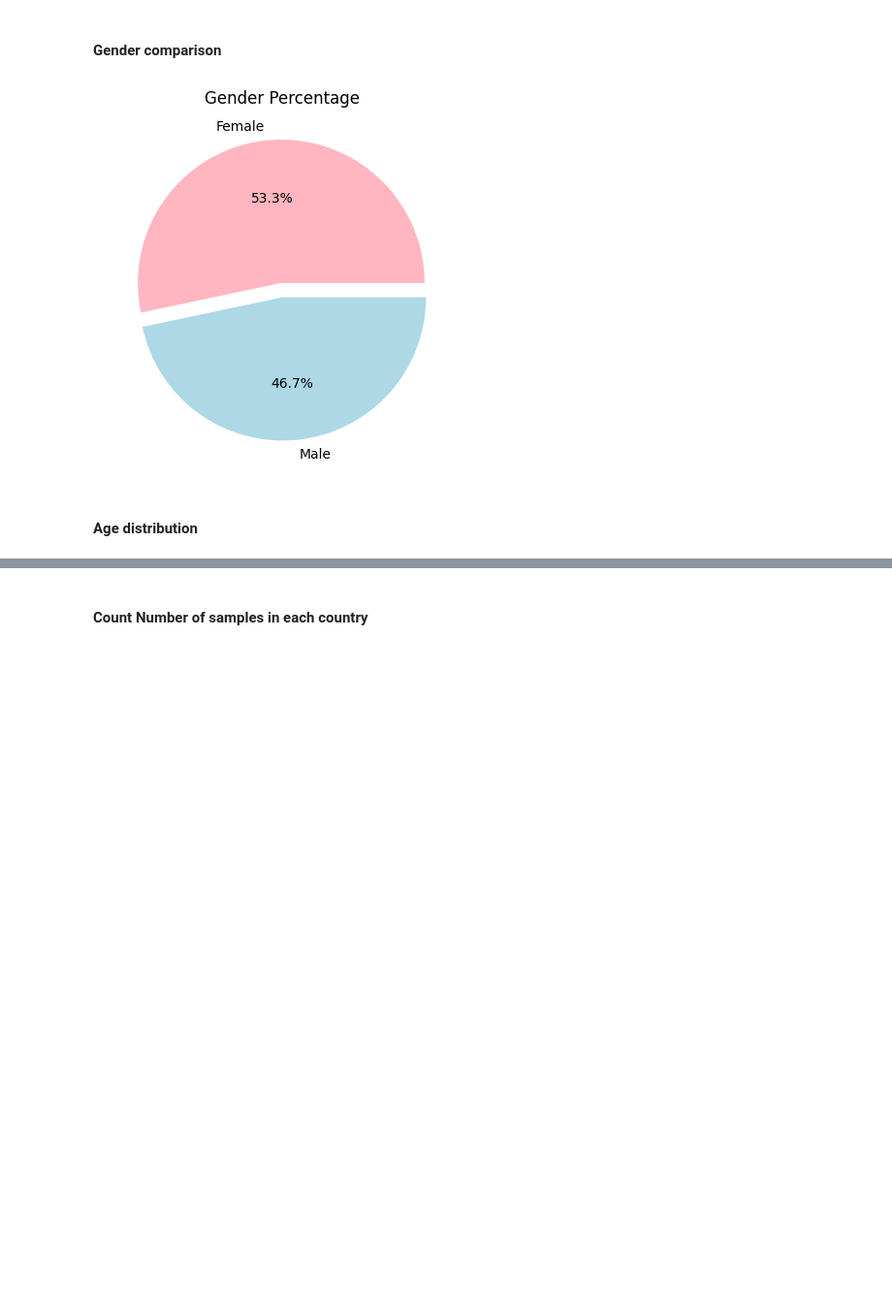
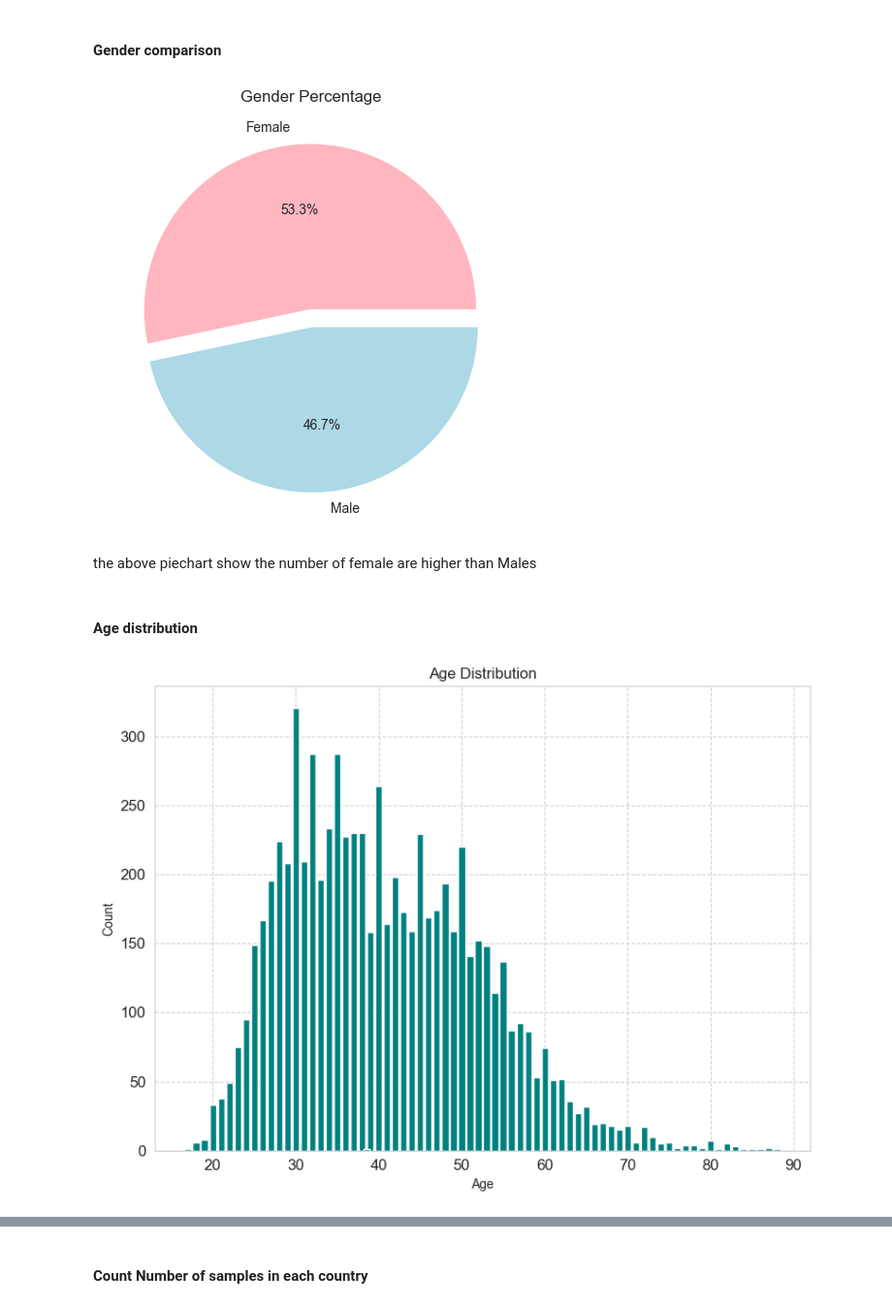
Before and after one commit to aminshannan121/Data_Mining_Project, a Jupyter notebook: Project.ipynb, the cells around one changed output, grey strips where cells are left out. Shown at 97% size. Saved outputs shown, nothing was run; the diff lists cells and outputs as text; code cells hidden in the pictures; blank space fills up the shorter version.

```diff
--- a/Project.ipynb
+++ b/Project.ipynb
@@ -207,12 +261,30 @@ Given the skewness in the data, using non-linear models would be a wise choice s
 gender_counts = df['gender'].value_counts()
 plt.pie(gender_counts.values, labels=["Female", "Male"],
         autopct='%1.1f%%', colors=['lightpink', 'lightblue'], explode=(0.05, 0.05))
-
 plt.title('Gender Percentage')
+plt.tight_layout()
 
 plt.show()
 # %% [output]
-[figure, old version]
+[figure, new version]
+# %% [markdown]
+the above piechart show the number of female are higher than Males
 # %% [markdown]
 #### Age distribution
+# %%
+# Bar plot
+age_counts = df['age'].value_counts()
+plt.figure(figsize=(8, 6))
+plt.bar(age_counts.index, age_counts.values, color = color)
+plt.xlabel('Age')
+plt.ylabel('Count')
+plt.title('Age Distribution')
+plt.grid(color='lightgray', linestyle='--')
+plt.xticks(fontsize=fontsize)
+plt.yticks(fontsize=fontsize)
+plt.tight_layout()
+
+plt.show()
+# %% [output]
+[figure, added]
 # %% [markdown]
```
Also changed, not shown: parts of 58 cells of this notebook.
